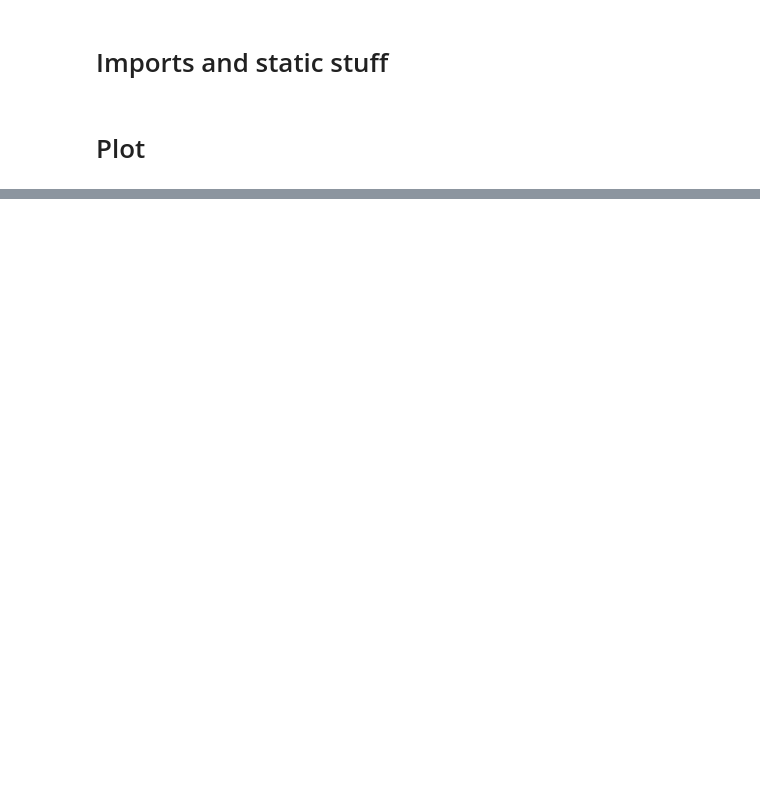
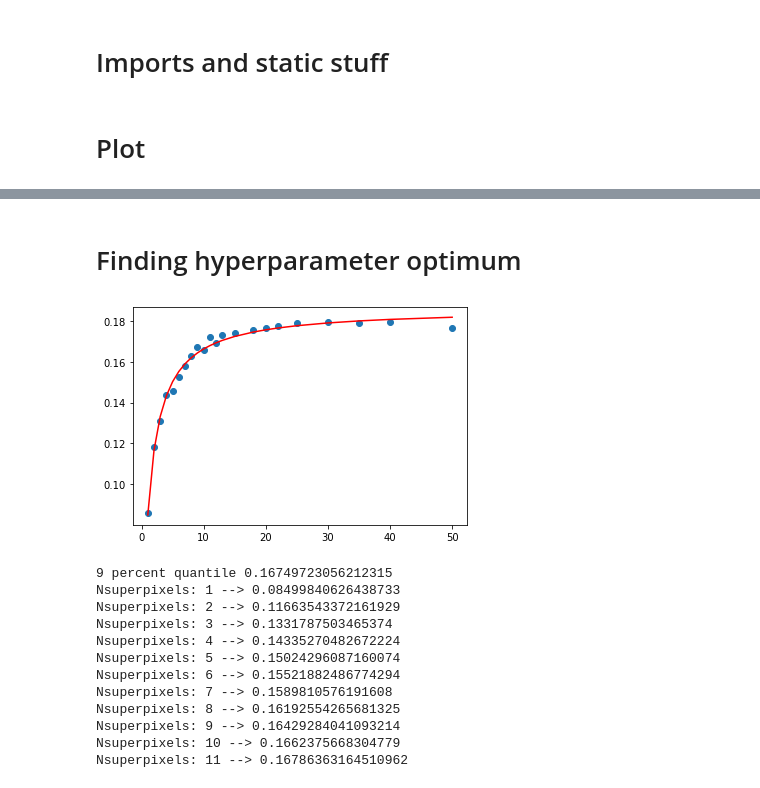
Before and after one commit to UberClifford/BOYS_LOVE_LIME, a Jupyter notebook: PlotResults.ipynb, the cells around one changed output, grey strips where cells are left out. Drawn from its saved outputs; the diff is of its cells as text; code cells hidden in the pictures; blank space fills up the shorter version.

```diff
--- a/PlotResults.ipynb
+++ b/PlotResults.ipynb
@@ -125,0 +130,37 @@ f.legend(bbox_to_anchor=(0.8, 0.8))
+# %% [markdown]
+# Finding hyperparameter optimum
+# %%
+### Superpixels ###
+def f(x, a, b, n):
+    return a * x ** n  / (x ** n + b)
+
+y = superpixel_scores
+x = superpixels
+#popt, pcov = curve_fit(f, x, y, p0=[1800., 20., 1.])
+
+popt, pcov = curve_fit(f, x, y)
+
+plt.scatter(x, y)
+plt.plot(x, f(x, *popt), 'r-')
+plt.show()
+
+print(f"9 percent quantile {0.9*popt[0]} ")
+for i in range(1, 30):
+    score = f(i, *popt)
+    print(f"Nsuperpixels: {i} --> {score} ")
+    if score >= 0.9*popt[0]:
+        break
+# %% [output]
+[figure, added]
+9 percent quantile 0.16749723056212315
+Nsuperpixels: 1 --> 0.08499840626438733
+Nsuperpixels: 2 --> 0.11663543372161929
+Nsuperpixels: 3 --> 0.1331787503465374
+Nsuperpixels: 4 --> 0.14335270482672224
+Nsuperpixels: 5 --> 0.15024296087160074
+Nsuperpixels: 6 --> 0.15521882486774294
+Nsuperpixels: 7 --> 0.1589810576191608
+Nsuperpixels: 8 --> 0.16192554265681325
+Nsuperpixels: 9 --> 0.16429284041093214
+Nsuperpixels: 10 --> 0.1662375668304779
+Nsuperpixels: 11 --> 0.16786363164510962
```
Also changed, not shown: parts of 4 cells of this notebook.
